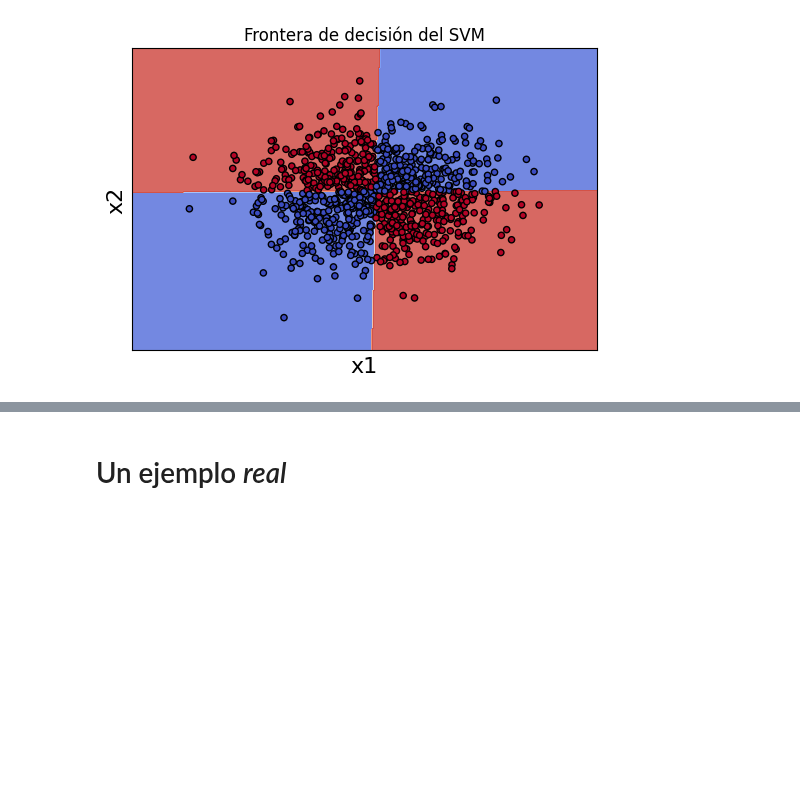
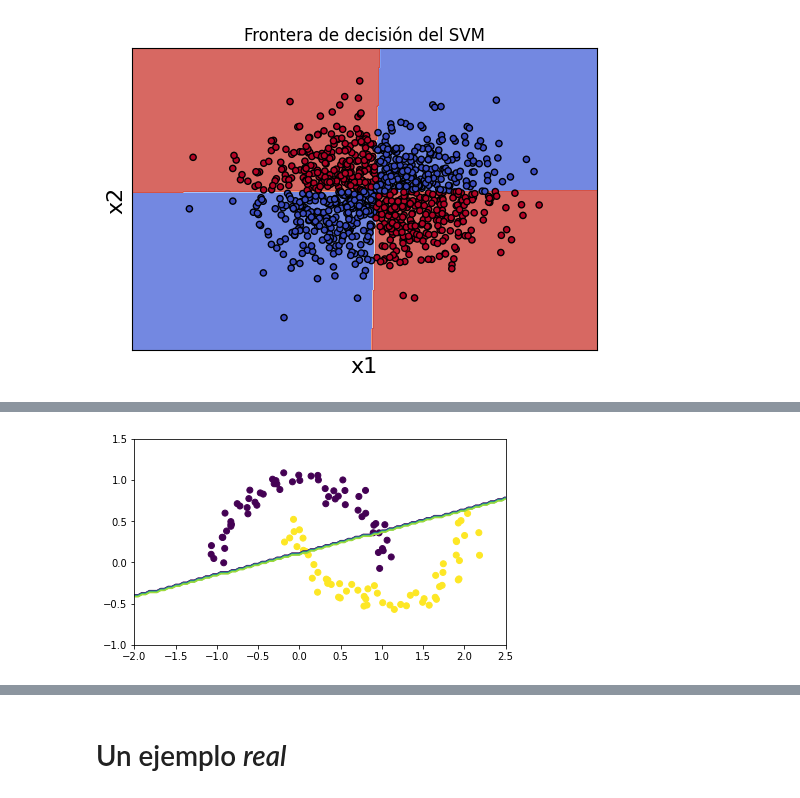
Before and after one commit to DCDPUAEM/DCDP, a Jupyter notebook: 04 Clasificación y Agrupamiento/notebooks/02-SVM.ipynb, the cells around one changed output, grey strips where cells are left out. Cells and saved outputs as stored; diff of their text form; code cells hidden in the pictures; blank space fills up the shorter version.

```diff
--- a/04 Clasificación y Agrupamiento/notebooks/02-SVM.ipynb
+++ b/04 Clasificación y Agrupamiento/notebooks/02-SVM.ipynb
@@ -170,0 +223,33 @@ plt.show()
+# %%
+'''
+Realiza la clasificación usando el clasificador OLS y grafica la frontera de decisión.
+Puedes usar el código para clasificar y graficar que usamos ayer
+'''
+
+from sklearn.preprocessing import PolynomialFeatures
+
+x1_test, x2_test = np.meshgrid(np.linspace(-2, 2.5, 100), np.linspace(-1, 1.5, 100))
+x_test = np.array([x1_test, x2_test]).reshape(2, -1).T
+
+features = PolynomialFeatures(1)
+X_train = features.fit_transform(x_train)
+X_test = features.fit_transform(x_test)
+
+'''
+COMPLETAR CÓDIGO
+
+y_ols = ...
+'''
+
+
+plt.figure()
+#-----Dibujar los datos---------------------------------
+plt.scatter(x_train[:, 0], x_train[:, 1], c=y_train)
+#-----Dibujar X_test (la malla de fondo para ver las regiones ------------
+plt.contour(x1_test, x2_test, y_ols.reshape(100, 100))
+#-----Formato de la gráfica------------------------
+plt.gca().set_aspect('equal', adjustable='box')
+plt.tight_layout()
+plt.show()
+# %% [output]
+[figure, added]
```
Also changed, not shown: parts of 28 cells of this notebook.
